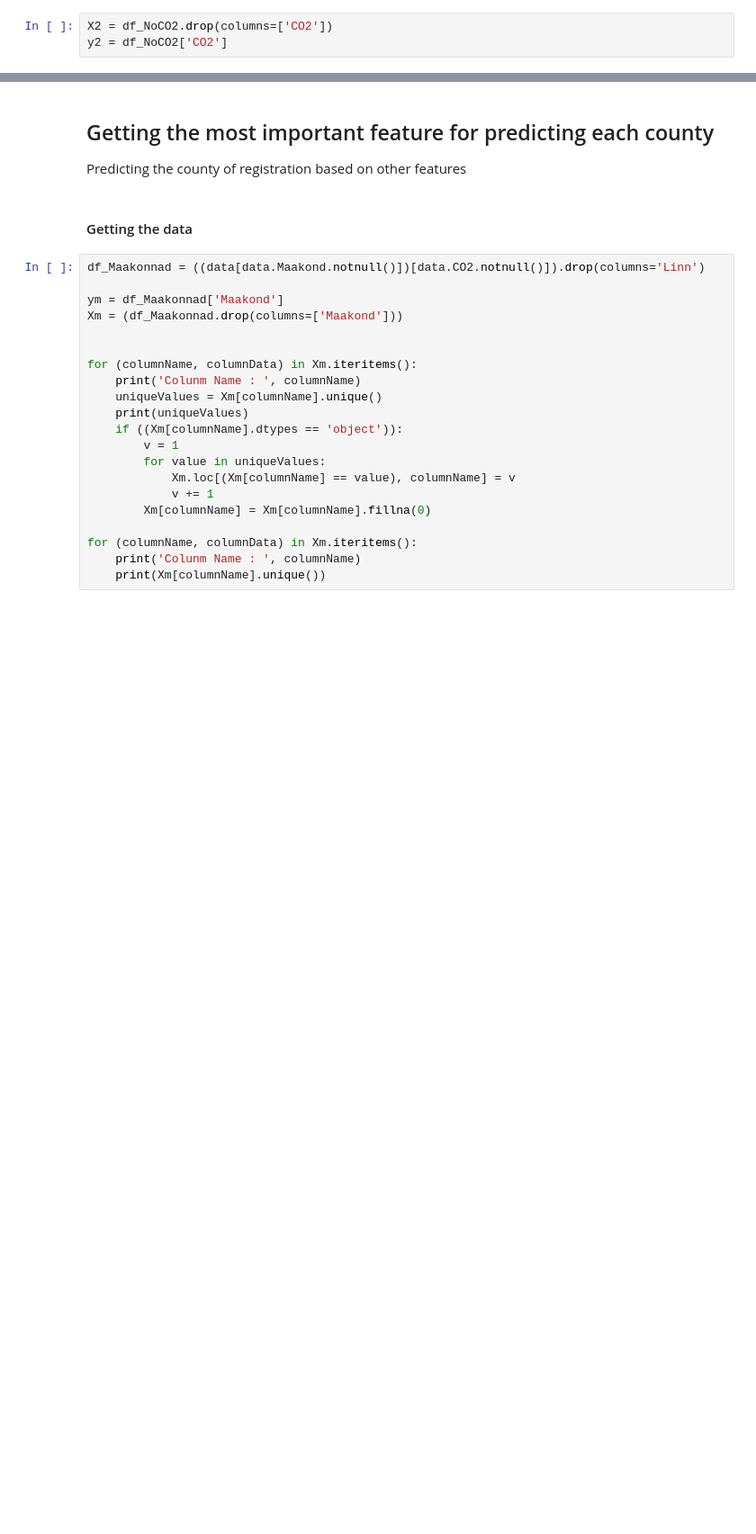
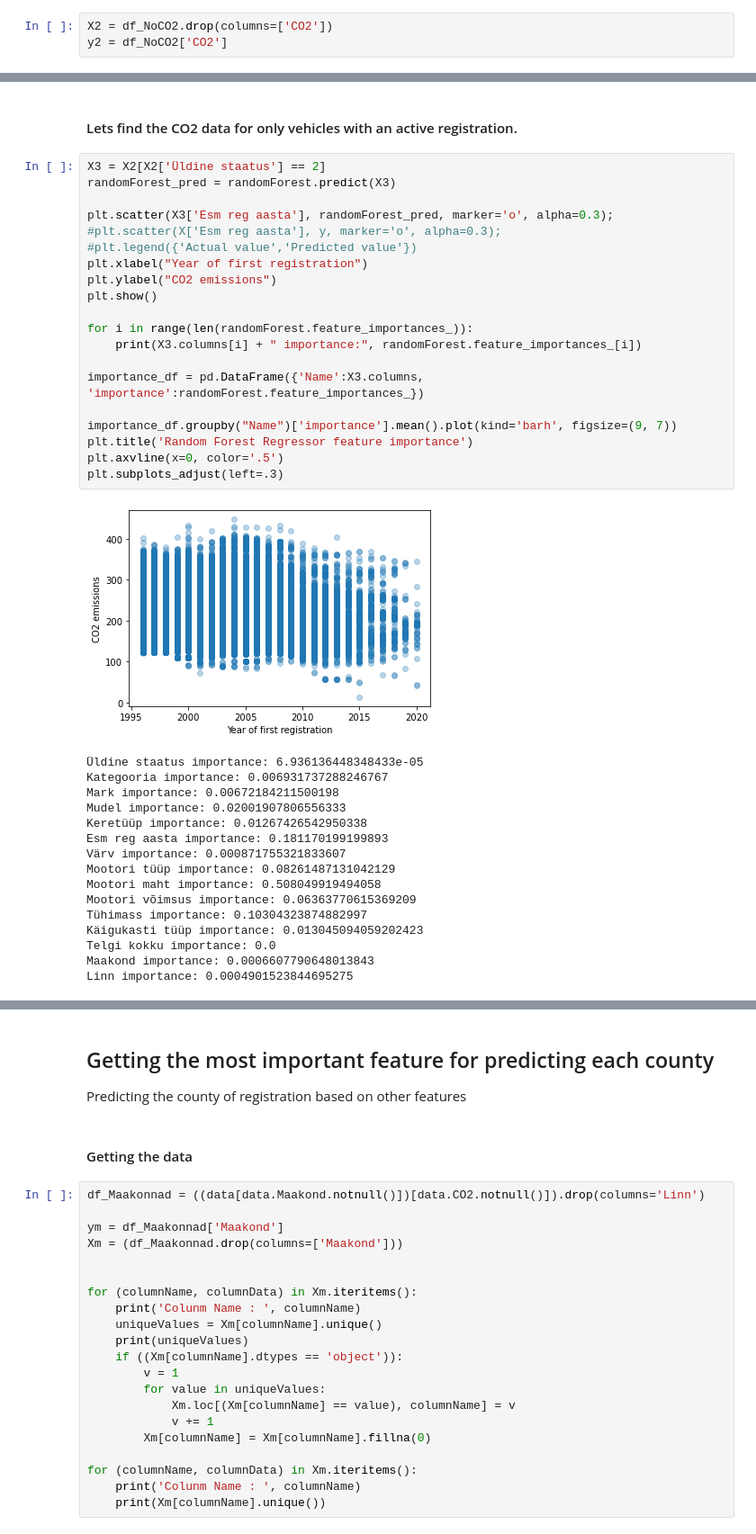
Before and after one commit to Rapur101/IDS2020Project, a Jupyter notebook: CO2 prediction model.ipynb, the cells around one changed output, grey strips where cells are left out. Shown at 90% size. Saved outputs shown, nothing was run; the diff lists cells and outputs as text; blank space fills up the shorter version.

Commit message:
Elektic cars are back, did CO2 prediction on onlt registered cars

```diff
--- a/CO2 prediction model.ipynb
+++ b/CO2 prediction model.ipynb
@@ -431 +434,40 @@ Difference: Predicted CO2    41.689202
 dtype: float64
+# %% [markdown]
+#### Lets find the CO2 data for only vehicles with an active registration.
+# %%
+X3 = X2[X2['Üldine staatus'] == 2]
+randomForest_pred = randomForest.predict(X3)
+
+plt.scatter(X3['Esm reg aasta'], randomForest_pred, marker='o', alpha=0.3);
+#plt.scatter(X['Esm reg aasta'], y, marker='o', alpha=0.3);
+#plt.legend({'Actual value','Predicted value'})
+plt.xlabel("Year of first registration")
+plt.ylabel("CO2 emissions")
+plt.show()
+
+for i in range(len(randomForest.feature_importances_)):
+    print(X3.columns[i] + " importance:", randomForest.feature_importances_[i])
+
+importance_df = pd.DataFrame({'Name':X3.columns, 'importance':randomForest.feature_importances_})
+
+importance_df.groupby("Name")['importance'].mean().plot(kind='barh', figsize=(9, 7))
+plt.title('Random Forest Regressor feature importance')
+plt.axvline(x=0, color='.5')
+plt.subplots_adjust(left=.3)
+# %% [output]
+[figure, added]
+Üldine staatus importance: 6.936136448348433e-05
+Kategooria importance: 0.006931737288246767
+Mark importance: 0.00672184211500198
+Mudel importance: 0.02001907806556333
+Keretüüp importance: 0.01267426542950338
+Esm reg aasta importance: 0.181170199199893
+Värv importance: 0.000871755321833607
+Mootori tüüp importance: 0.08261487131042129
+Mootori maht importance: 0.508049919494058
+Mootori võimsus importance: 0.06363770615369209
+Tühimass importance: 0.10304323874882997
+Käigukasti tüüp importance: 0.013045094059202423
+Telgi kokku importance: 0.0
+Maakond importance: 0.0006607790648013843
+Linn importance: 0.0004901523844695275
```
Also changed, not shown: parts of 19 cells of this notebook, 2 other files.
